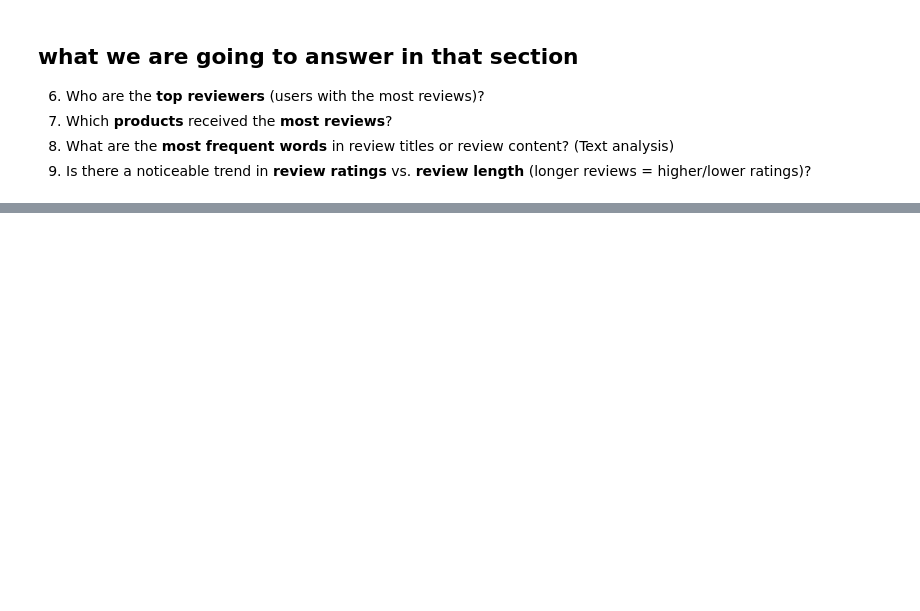
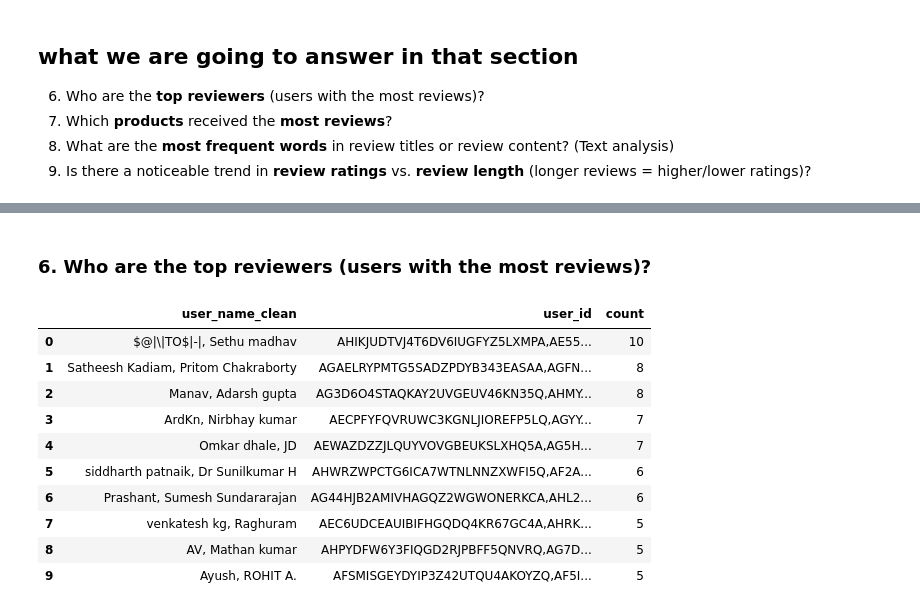
Before and after one commit to Mina-Makram-001/3_Amazon_Sales_Analysis_Project, a Jupyter notebook: 1_Product_&_Price_Insights/3_.ipynb, the cells around one changed output, grey strips where cells are left out. Cells and saved outputs as stored; diff of their text form; code cells hidden in the pictures; blank space fills up the shorter version.

```diff
--- a/1_Product_&_Price_Insights/3_.ipynb
+++ b/1_Product_&_Price_Insights/3_.ipynb
@@ -42,0 +87,17 @@ df['discounted_price'] = (df['actual_price'] * (1 - df['discount_percentage']))
+# %% [markdown]
+### 6. Who are the **top reviewers** (users with the most reviews)?
+# %%
+df_grouped= df.groupby('user_name_clean')['user_id'].value_counts().reset_index().sort_values(by='count', ascending=False).head(10).copy()
+df_grouped.reset_index().drop(columns='index')
+# %% [output]
+|  | user_name_clean | user_id | count |
+| 0 | $@|\|TO$|-|, Sethu madhav | AHIKJUDTVJ4T6DV6IUGFYZ5LXMPA,AE55... | 10 |
+| 1 | Satheesh Kadiam, Pritom Chakraborty | AGAELRYPMTG5SADZPDYB343EASAA,AGFN... | 8 |
+| 2 | Manav, Adarsh gupta | AG3D6O4STAQKAY2UVGEUV46KN35Q,AHMY... | 8 |
+| 3 | ArdKn, Nirbhay kumar | AECPFYFQVRUWC3KGNLJIOREFP5LQ,AGYY... | 7 |
+| 4 | Omkar dhale, JD | AEWAZDZZJLQUYVOVGBEUKSLXHQ5A,AG5H... | 7 |
+| 5 | siddharth patnaik, Dr Sunilkumar H | AHWRZWPCTG6ICA7WTNLNNZXWFI5Q,AF2A... | 6 |
+| 6 | Prashant, Sumesh Sundararajan | AG44HJB2AMIVHAGQZ2WGWONERKCA,AHL2... | 6 |
+| 7 | venkatesh kg, Raghuram | AEC6UDCEAUIBIFHGQDQ4KR67GC4A,AHRK... | 5 |
+| 8 | AV, Mathan kumar | AHPYDFW6Y3FIQGD2RJPBFF5QNVRQ,AG7D... | 5 |
+| 9 | Ayush, ROHIT A. | AFSMISGEYDYIP3Z42UTQU4AKOYZQ,AF5I... | 5 |
```
Also changed, not shown: parts of 3 cells of this notebook, 1 other file.
